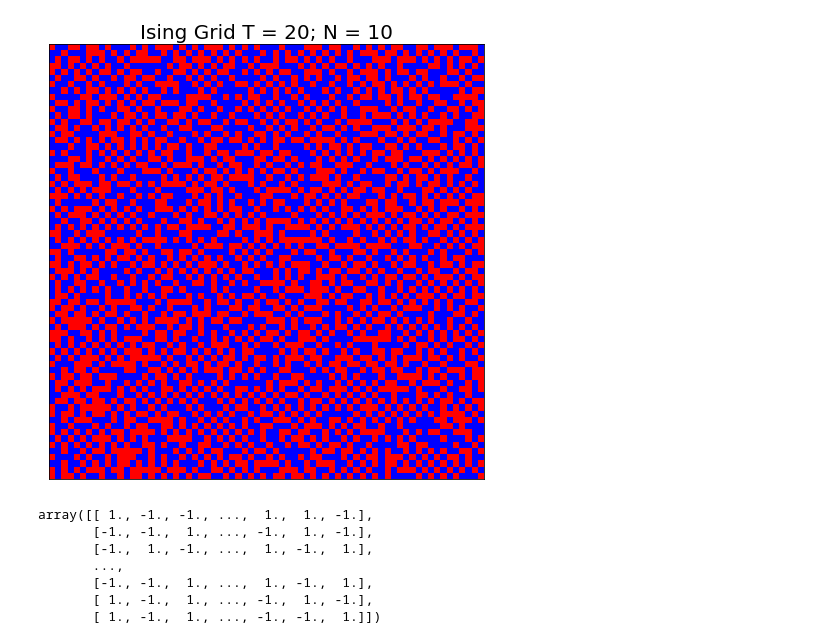
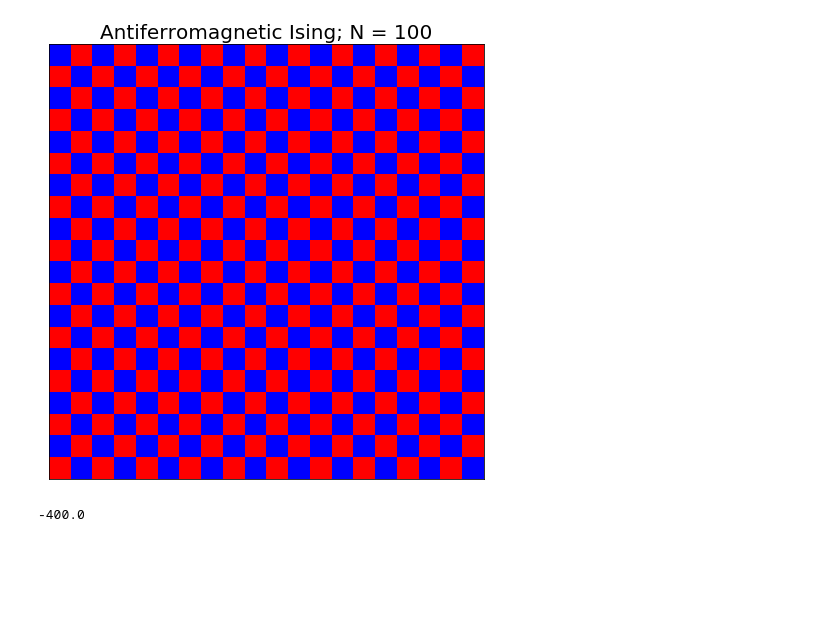
Before and after one commit to kaitshin/PHYSICS113-final-project, a Jupyter notebook: Antiferro.ipynb, the cells around one changed output. Saved outputs shown, nothing was run; the diff lists cells and outputs as text; code cells hidden in the pictures; blank space fills up the shorter version.

```diff
--- a/Antiferro.ipynb
+++ b/Antiferro.ipynb
@@ -42,24 +78,24 @@ def mc_sweep_af(init, boltz):
             y = np.random.randint(Y)
             spin = grid[y,x]
 
-            spin_sum = grid[(y+1) % Y,x ] + grid[y ,(x+1) % X] + grid[(y-1) % Y,x ] + grid[y ,(x-1) % X]
+            spin_sum = grid[(y+1) % Y,x ] + grid[y,(x+1) % X] + grid[(y-1) % Y, x] + grid[y,(x-1) % X]
             d_energy = -2 * spin * spin_sum
 
             if d_energy <= 0:
                 grid[y,x] = -1*grid[y,x]
-              #  d_mag = 2*grid[y,x]
+                d_mag = 2*grid[y,x]
 
             elif random.uniform(0,1) < boltz[str(abs(spin_sum))]:
                 grid[y,x] = -1*grid[y,x]
-            #    d_mag = 2*grid[y,x]
+                d_mag = 2*grid[y,x]
 
-           # else:
-           #     d_energy = 0
-           #     d_mag = 0
+            else:
+                d_energy = 0
+                d_mag = 0
 
     return grid
 # %%
-def mult_sweeps_af(init, boltz, N, plot = False, title = None):
+def mult_sweeps_af(init, boltz, N, plot = False, title = ''):
     """Similar to mc_sweep, but plotting per sweep"""
 
     grid = copy.copy(init)
@@ -192,5 +223,6 @@ def magps(init, boltz, n, plot = True):
 # %%
-ones = np.ones((70,70))
+ones = np.ones((20,20))
 
-T = 5
+
+T = 2
 test_boltz = {"4.0" : np.exp(-8/T), "2.0" : np.exp(-4/T)}
@@ -197,12 +236,8 @@ test_boltz = {"4.0" : np.exp(-8/T), "2.0" : np.exp(-4/T)}
 # %%
-random.seed(1)
-mult_sweeps_af(ones, test_boltz, 10, plot = True, title = 'Ising Grid T = 20; N = 10',)
+s = mult_sweeps_af(init, test_boltz, 100, plot = True, title = 'Antiferromagnetic Ising; N = 100')
 # %% [output]
-[figure, old version]
+[figure, new version]
-array([[ 1., -1., -1., ...,  1.,  1., -1.],
-       [-1., -1.,  1., ..., -1.,  1., -1.],
-       [-1.,  1., -1., ...,  1., -1.,  1.],
-       ...,
-       [-1., -1.,  1., ...,  1., -1.,  1.],
-       [ 1., -1.,  1., ..., -1.,  1., -1.],
-       [ 1., -1.,  1., ..., -1., -1.,  1.]])
+# %%
+stag_mag(s)
+# %% [output]
+-400.0
```
Also changed, not shown: parts of 18 cells of this notebook.
